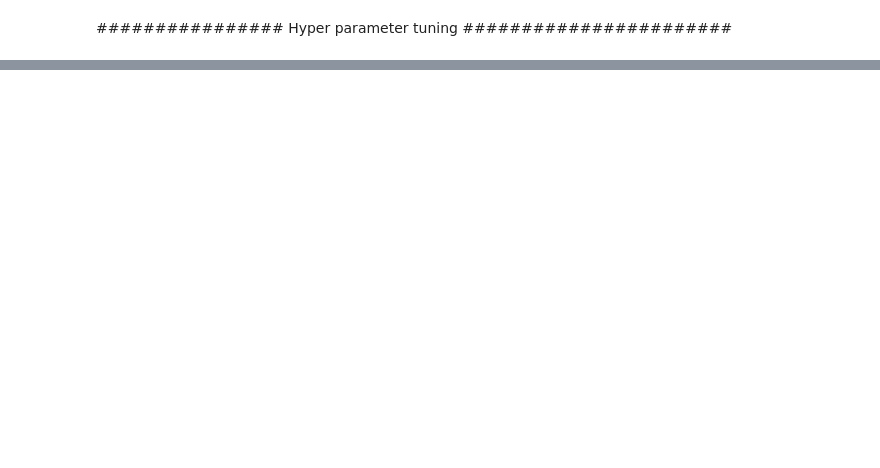
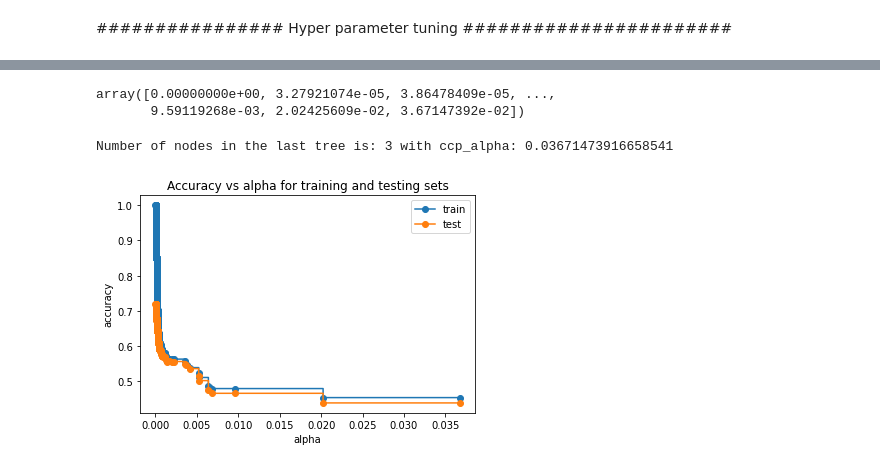
Before and after one commit to mayurimhetre/ML-HackerEarth-Genetics, a Jupyter notebook: Oversampling_final.ipynb, the cells around one changed output, grey strips where cells are left out. Cells and saved outputs as stored; diff of their text form; code cells hidden in the pictures; blank space fills up the shorter version.

```diff
--- a/Oversampling_final.ipynb
+++ b/Oversampling_final.ipynb
@@ -72,10 +139,10 @@ Name: Disorder Subclass, dtype: int64
 # %%
-train_independent = train.drop(['Genetic Disorder','Disorder Subclass'],axis=1)
+train_independent = a.drop(['Genetic Disorder','Disorder Subclass'],axis=1)
 
-train_independent = pd.get_dummies(train_independent,drop_first = True)
+#train_independent = pd.get_dummies(train_independent,drop_first = True)
 
 X = train_independent
-y = train['Genetic Disorder']
+y = a['Genetic Disorder']
 # %%
 X.shape , y.shape
 # %% [output]
@@ -246,2 +322,12 @@ KeyboardInterrupt:
 # %%
-print(RF_clf.best_estimator_)
+model2_best = RandomForestClassifier(criterion='entropy', max_depth=10, n_estimators=150)
+model2_best.fit(X_train_scaled, y_train)
+y_pred2 = model2_best.predict(X_test_scaled)
+print(model2_best.score(X_train_scaled,y_train))
+
+
+print(metrics.confusion_matrix(y_test,y_pred2))
+
+
+print(metrics.accuracy_score(y_test,y_pred2))
+print(metrics.classification_report(y_test, y_pred2))
@@ -247,0 +351,35 @@ print(RF_clf.best_estimator_)
+# %%
+path = ex_decision.cost_complexity_pruning_path(X_train_scaled, y_train)
+ccp_alphas, impurities = path.ccp_alphas, path.impurities
+# %%
+
+ccp_alphas
+# %% [output]
+array([0.00000000e+00, 3.27921074e-05, 3.86478409e-05, ...,
+       9.59119268e-03, 2.02425609e-02, 3.67147392e-02])
+# %%
+clfs = []
+for ccp_alpha in ccp_alphas:
+    clf = DecisionTreeClassifier(random_state=0, ccp_alpha=ccp_alpha)
+    clf.fit(X_train_scaled, y_train)
+    clfs.append(clf)
+print("Number of nodes in the last tree is: {} with ccp_alpha: {}".format(
+      clfs[-1].tree_.node_count, ccp_alphas[-1]))
+# %% [output]
+Number of nodes in the last tree is: 3 with ccp_alpha: 0.03671473916658541
+# %%
+train_scores = [clf.score(X_train_scaled, y_train) for clf in clfs]
+test_scores = [clf.score(X_test_scaled, y_test) for clf in clfs]
+
+fig, ax = plt.subplots()
+ax.set_xlabel("alpha")
+ax.set_ylabel("accuracy")
+ax.set_title("Accuracy vs alpha for training and testing sets")
+ax.plot(ccp_alphas, train_scores, marker='o', label="train",
+        drawstyle="steps-post")
+ax.plot(ccp_alphas, test_scores, marker='o', label="test",
+        drawstyle="steps-post")
+ax.legend()
+plt.show()
+# %% [output]
+[figure, added]
```
Also changed, not shown: parts of 63 cells of this notebook, 1 other file.
